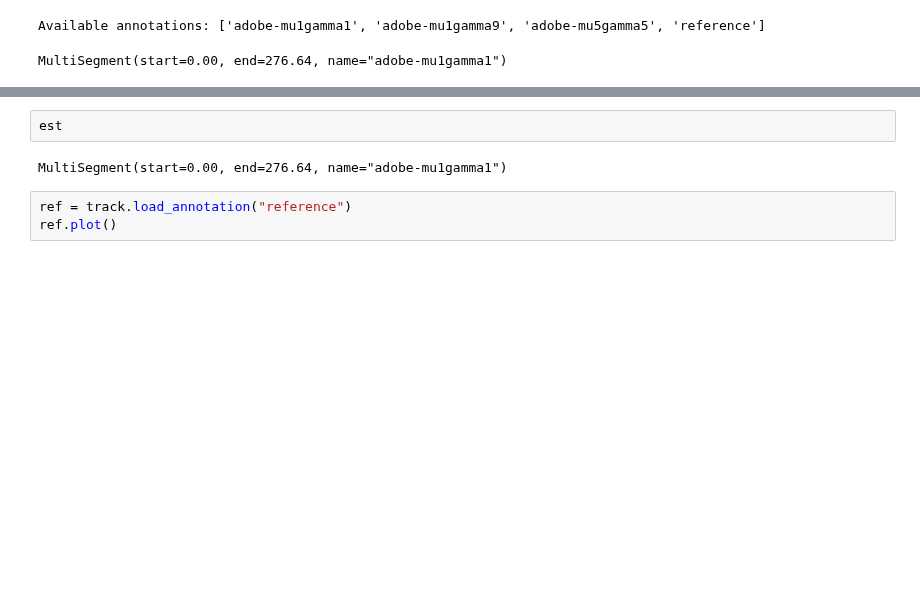
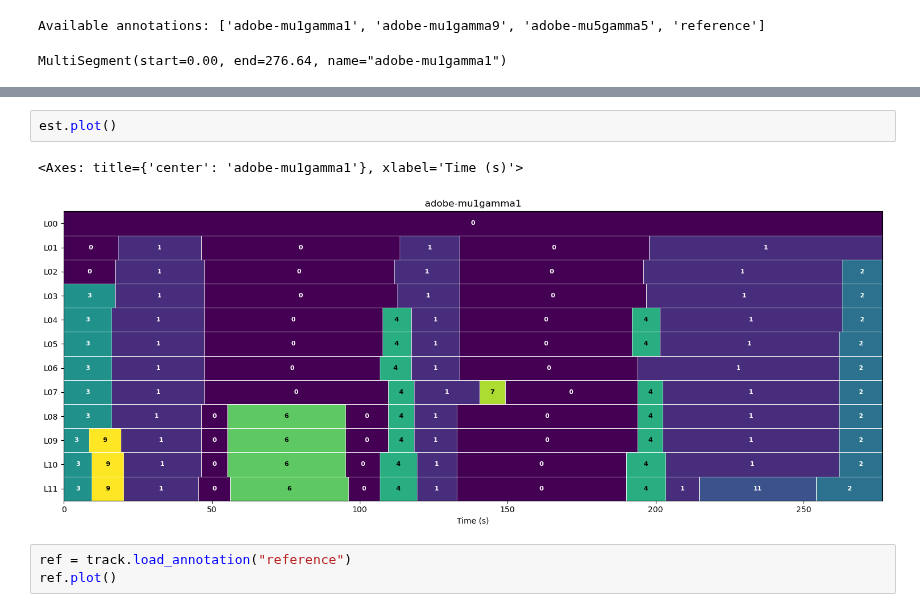
Before and after one commit to tomxi/bnl, a Jupyter notebook: notebooks/development.ipynb, the cells around one changed output, grey strips where cells are left out. Cells and saved outputs as stored; diff of their text form; blank space fills up the shorter version.

```diff
--- a/notebooks/development.ipynb
+++ b/notebooks/development.ipynb
@@ -32,7 +44,8 @@ MultiSegment(start=0.00, end=276.64, name="adobe-mu1gamma1")
 # %%
-est
+est.plot()
 # %% [output]
-MultiSegment(start=0.00, end=276.64, name="adobe-mu1gamma1")
+<Axes: title={'center': 'adobe-mu1gamma1'}, xlabel='Time (s)'>
+[figure, added]
 # %%
 ref = track.load_annotation("reference")
 ref.plot()
```
Also changed, not shown: parts of 2 cells of this notebook, 6 other files.
